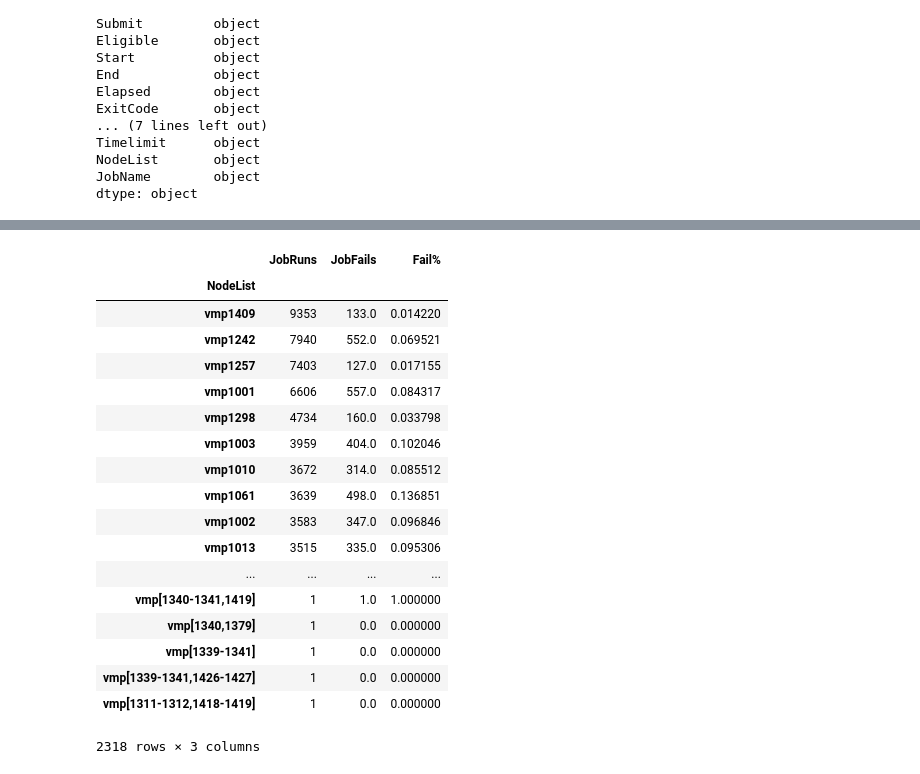
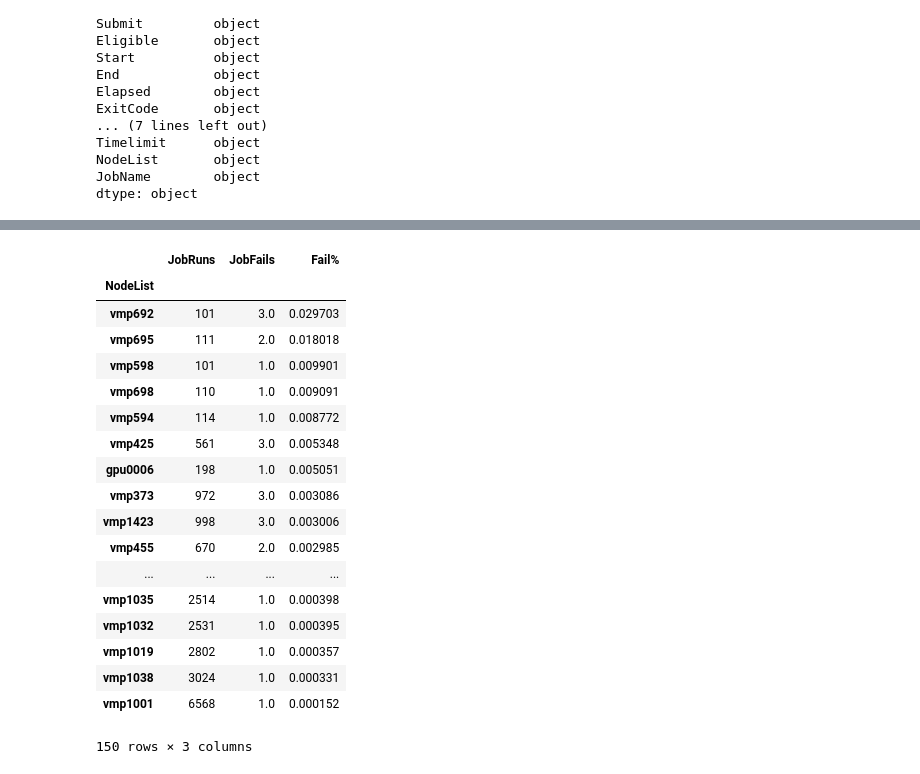
Before and after one commit to alexetalbott/data-question-2-accre-alex, a Jupyter notebook: accre_production.ipynb, the cells around one changed output, grey strips where cells are left out. Cells and saved outputs as stored; diff of their text form; code cells hidden in the pictures.

Commit message:
analyze Node Failure, not Failure; clean up tables

```diff
--- a/accre_production.ipynb
+++ b/accre_production.ipynb
@@ -218,23 +222,23 @@ node_fails_table.sort_values(by='JobRuns', ascending=False)
 # %%
-node_fails_table = node_fails_table.drop(['None assigned'])
-node_fails_table.sort_values(by='JobRuns', ascending=False)
+node_fails_table = node_fails_table_new.sort_values(by='Fail%',ascending=False)
+node_fails_table
 # %% [output]
 |  | JobRuns | JobFails | Fail% |
 | NodeList |  |  |  |
-| vmp1409 | 9353 | 133.0 | 0.014220 |
-| vmp1242 | 7940 | 552.0 | 0.069521 |
-| vmp1257 | 7403 | 127.0 | 0.017155 |
-| vmp1001 | 6606 | 557.0 | 0.084317 |
-| vmp1298 | 4734 | 160.0 | 0.033798 |
-| vmp1003 | 3959 | 404.0 | 0.102046 |
-| vmp1010 | 3672 | 314.0 | 0.085512 |
-| vmp1061 | 3639 | 498.0 | 0.136851 |
-| vmp1002 | 3583 | 347.0 | 0.096846 |
-| vmp1013 | 3515 | 335.0 | 0.095306 |
+| vmp692 | 101 | 3.0 | 0.029703 |
+| vmp695 | 111 | 2.0 | 0.018018 |
+| vmp598 | 101 | 1.0 | 0.009901 |
+| vmp698 | 110 | 1.0 | 0.009091 |
+| vmp594 | 114 | 1.0 | 0.008772 |
+| vmp425 | 561 | 3.0 | 0.005348 |
+| gpu0006 | 198 | 1.0 | 0.005051 |
+| vmp373 | 972 | 3.0 | 0.003086 |
+| vmp1423 | 998 | 3.0 | 0.003006 |
+| vmp455 | 670 | 2.0 | 0.002985 |
 | ... | ... | ... | ... |
-| vmp[1340-1341,1419] | 1 | 1.0 | 1.000000 |
-| vmp[1340,1379] | 1 | 0.0 | 0.000000 |
-| vmp[1339-1341] | 1 | 0.0 | 0.000000 |
-| vmp[1339-1341,1426-1427] | 1 | 0.0 | 0.000000 |
-| vmp[1311-1312,1418-1419] | 1 | 0.0 | 0.000000 |
+| vmp1035 | 2514 | 1.0 | 0.000398 |
+| vmp1032 | 2531 | 1.0 | 0.000395 |
+| vmp1019 | 2802 | 1.0 | 0.000357 |
+| vmp1038 | 3024 | 1.0 | 0.000331 |
+| vmp1001 | 6568 | 1.0 | 0.000152 |
-2318 rows × 3 columns
+150 rows × 3 columns
```
Also changed, not shown: parts of 33 cells of this notebook.
